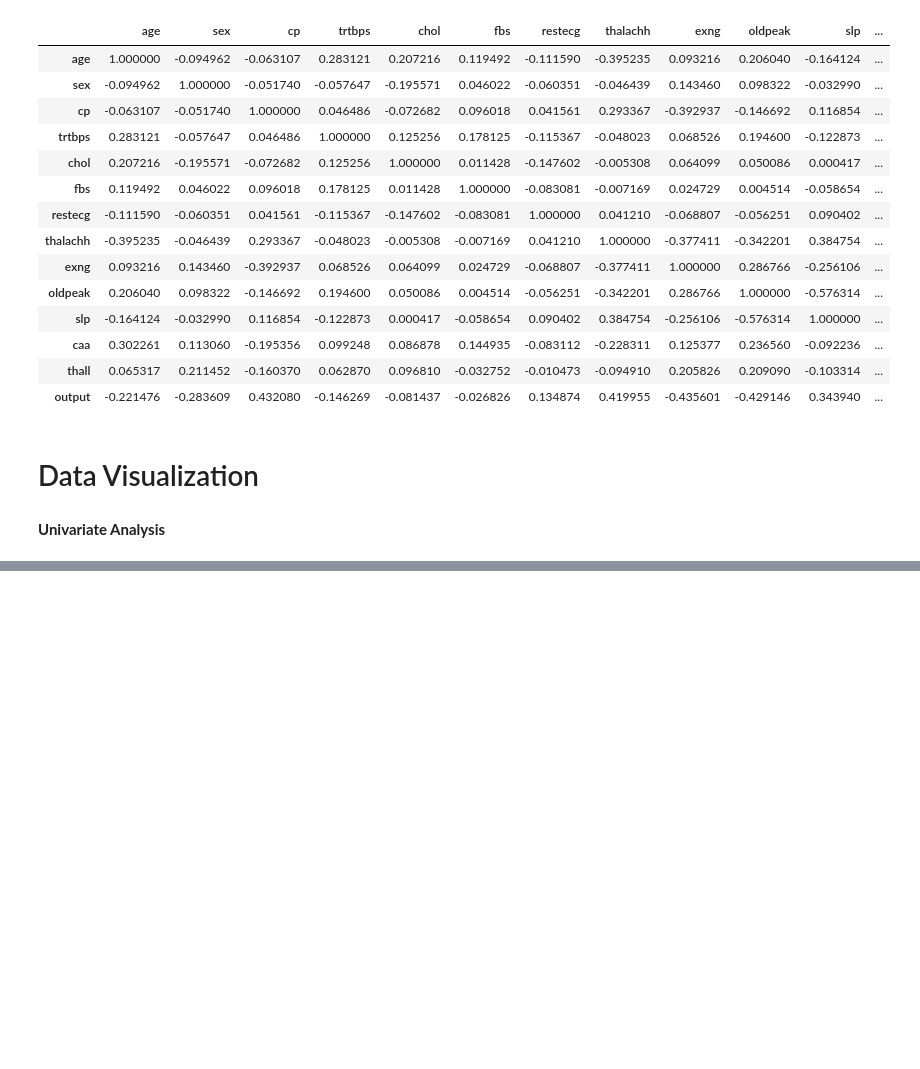
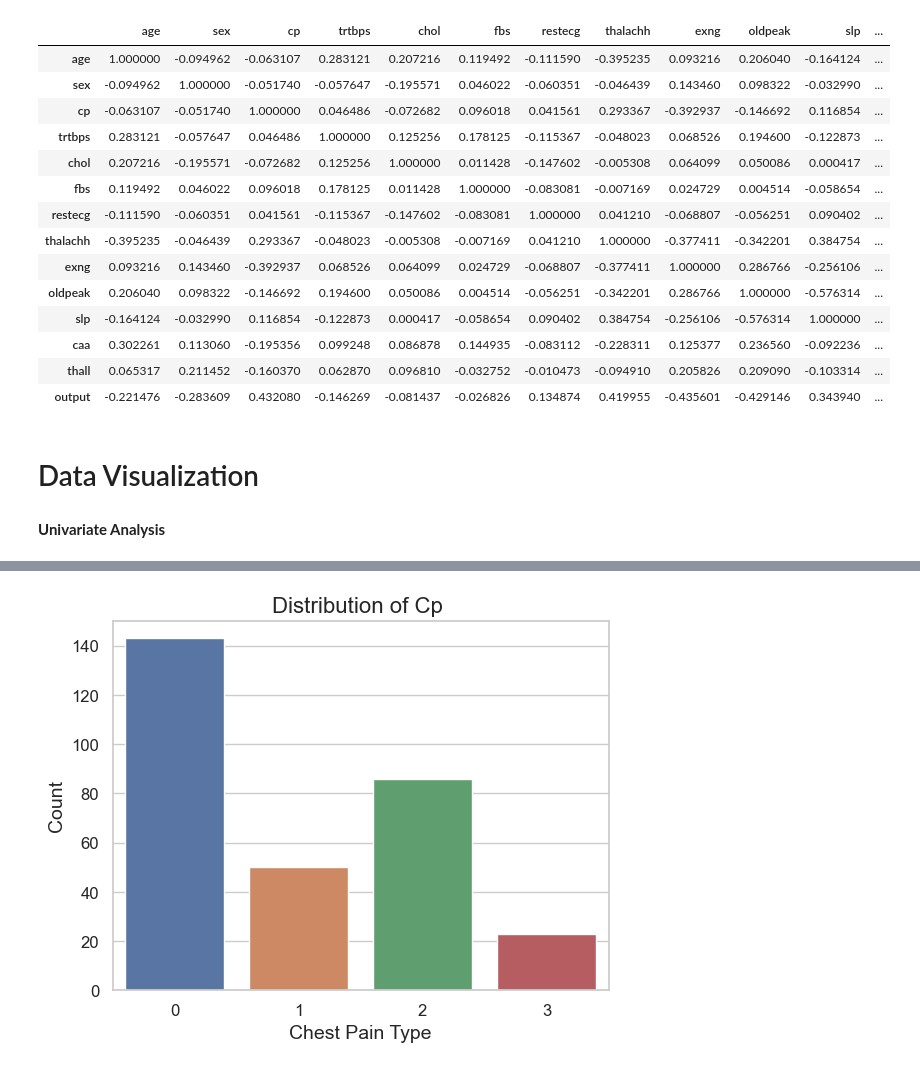
Before and after one commit to taaha3244/joy-of-supML, a Jupyter notebook: Decision_Tree.ipynb, the cells around one changed output, grey strips where cells are left out. Saved outputs shown, nothing was run; the diff lists cells and outputs as text; code cells hidden in the pictures; blank space fills up the shorter version.

```diff
--- a/Decision_Tree.ipynb
+++ b/Decision_Tree.ipynb
@@ -158,0 +186,10 @@ heart.corr()
+# %%
+def count_plot_sns(x,xlabel,ylabel,title):
+    sns.countplot(data=heart,x=x)
+    # Customize plot aesthetics
+    plt.title(title, fontsize=16)
+    plt.xlabel(xlabel, fontsize=14)
+    plt.ylabel(ylabel, fontsize=14)
+    plt.xticks(fontsize=12)
+    plt.yticks(fontsize=12)
+    plt.show()
@@ -158,0 +205,4 @@ heart.corr()
+# %%
+count_plot_sns('cp','Chest Pain Type','Count','Distribution of Cp ')
+# %% [output]
+[figure, added]
```
Also changed, not shown: parts of 4 cells of this notebook.
